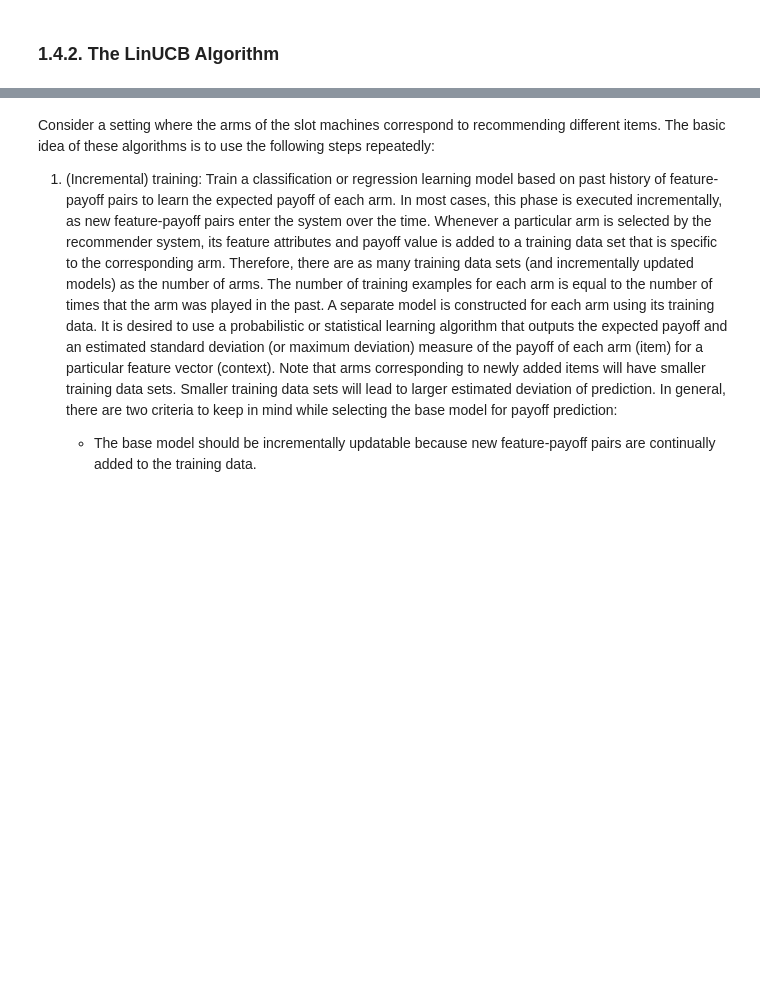
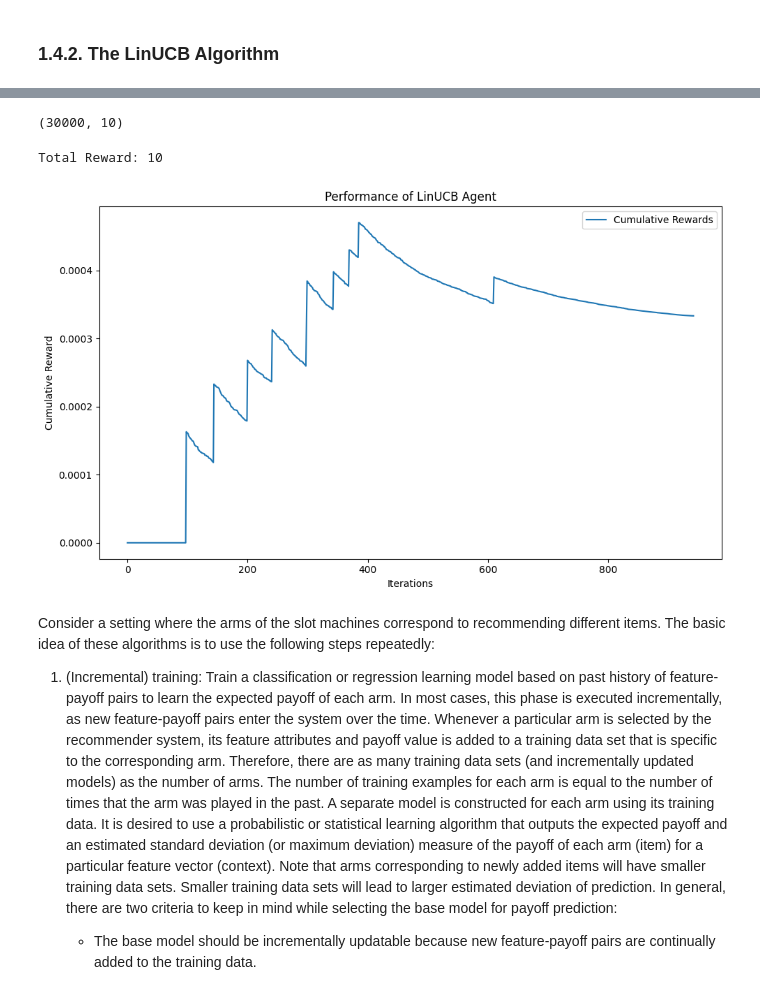
Before and after one commit to ioannismesionis/mab-thompson-sampling, a Jupyter notebook: multi_armed_bandits.ipynb, the cells around one changed output, grey strips where cells are left out. Cells and saved outputs as stored; diff of their text form; code cells hidden in the pictures; blank space fills up the shorter version.

```diff
--- a/multi_armed_bandits.ipynb
+++ b/multi_armed_bandits.ipynb
@@ -628,0 +553,5 @@ plt.tight_layout()
+# %%
+# Explore the volume of the dataset
+df.shape
+# %% [output]
+(30000, 10)
@@ -629,3 +590,47 @@ plt.tight_layout()
+# %%
+# Initialize LinUCB agent
+num_arms = df["item_id"].nunique()  # Number of movies
+feature_dim = df[["Action", "Comedy", "Drama", "Romance", "Sci-Fi"]].shape[1]  # Number of features per item
+
+# Define the LINUCB agent
+agent = LinUCBAgent(num_arms=num_arms, feature_dim=feature_dim, alpha=1.0)
+
+# Simulate recommendations
+rewards = []
+cumulative_rewards = []
+user_ids = df["user_id"].unique()
+for user_id in user_ids:
+    # Simulate user context (randomly select a user's ratings)
+    user_data = df[df["user_id"] == user_id]
+    if user_data.empty:
+        continue
+
+    for _, row in user_data.iterrows():
+        user_context = row[["Action", "Comedy", "Drama", "Romance", "Sci-Fi"]].values
+        chosen_arm = agent.select_arm(user_context)
+
+        # Simulate reward (whether the movie was rated >= 4)
+        reward = row["reward"] if chosen_arm == row["item_id"] - 1 else 0
+        rewards.append(reward)
+
+        # Update the LinUCB model
+        agent.update(chosen_arm, reward, user_context)
+
+    cumulative_rewards.append(np.mean(rewards))
+
+print(f"Total Reward: {sum(rewards)}")
+# %% [output]
+Total Reward: 10
+# %%
+plt.figure(figsize=(10, 6))
+plt.plot(cumulative_rewards, label="Cumulative Rewards")
+plt.xlabel("Iterations")
+plt.ylabel("Cumulative Reward")
+plt.title("Performance of LinUCB Agent")
+plt.legend()
+plt.tight_layout()
+# %% [output]
+[figure, added]
 # %% [markdown]
 Consider a setting where the arms of the slot machines correspond to recommending different items. The basic idea of these algorithms is to use the following steps repeatedly:
 
```
Also changed, not shown: parts of 32 cells of this notebook, 1 other file.
